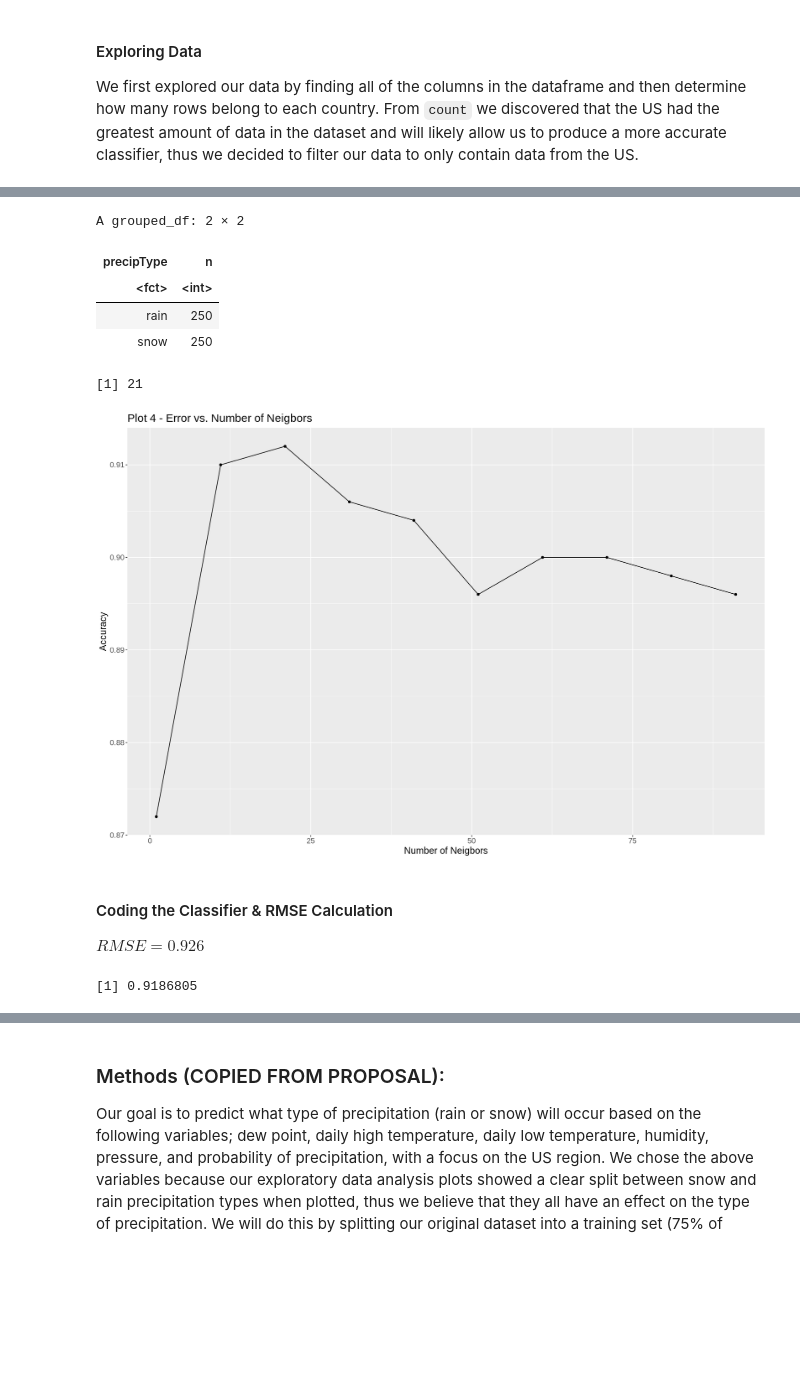
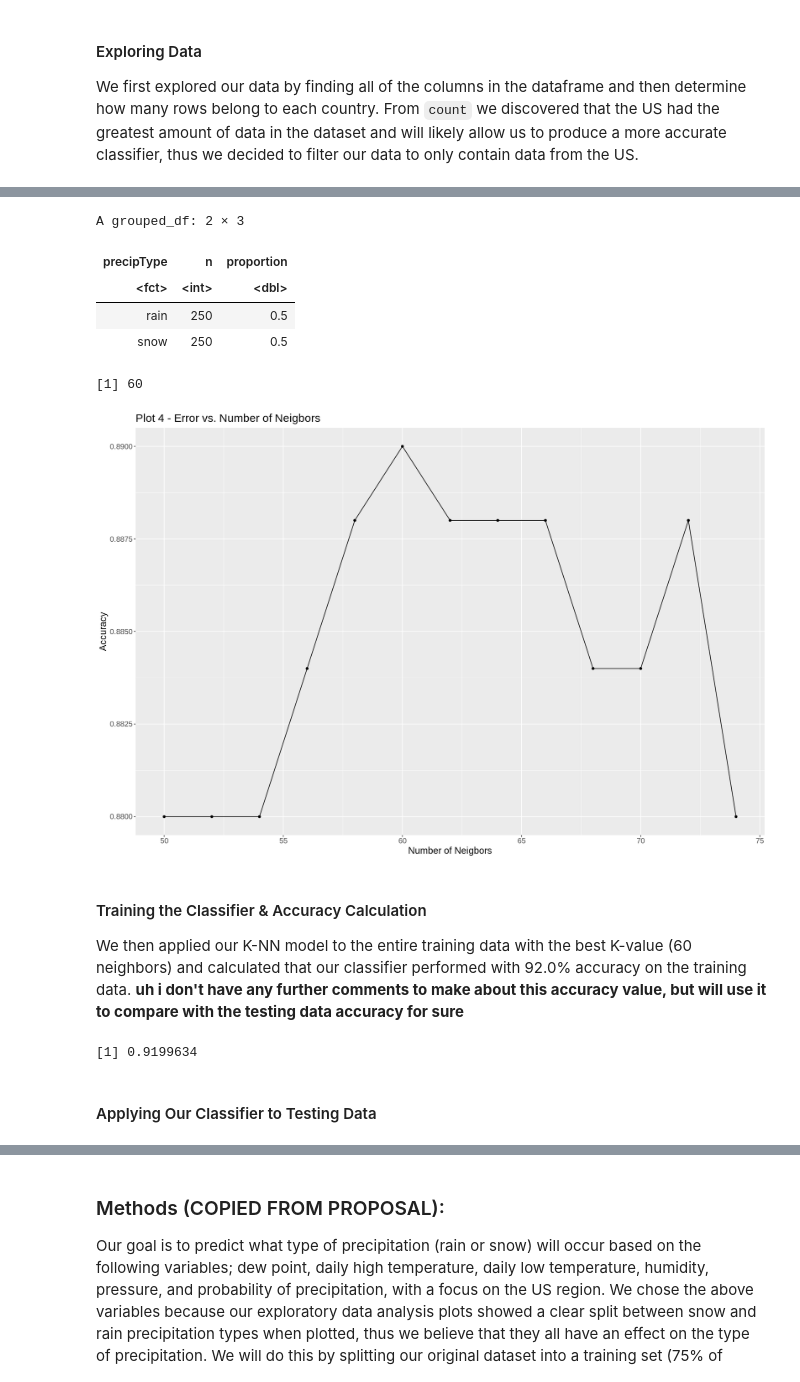
Before and after one commit to codingonapotato/dsci100_group_project_S2022, a Jupyter notebook: Final Project Report.ipynb, the cells around one changed output, grey strips where cells are left out. Saved outputs shown, nothing was run; the diff lists cells and outputs as text; code cells hidden in the pictures; blank space fills up the shorter version.

```diff
--- a/Final Project Report.ipynb
+++ b/Final Project Report.ipynb
@@ -264,82 +260,71 @@ TableGrob (2 x 2) "arrange": 3 grobs
 #---------------> DONT RUN THIS CELL CAUSE IT TAKES ALMOST A MINUTE TO RUN <--------------------
 set.seed(2022)
 
-#!!! Removed the weather_recipe from here moved it up to the above cell for testing purposes uhhh feel free to move it back or keep it in a new cell
-weather_train_sample <- weather_training %>%
+weather_train_sample <- weather_train_upsampled %>%
     group_by(precipType) %>%
     sample_n(size = 250)
 
 class_count_sample <- weather_train_sample %>%
                             select(precipType) %>%
-                            count(precipType)
-class_count_sample # Based on this table, we see that the proportion of precipType is not kept at a perfect 50-50 after taking a random sample
+                            count(precipType) %>%
+                            mutate(proportion = n/nrow(weather_train_sample))
+class_count_sample # Formally shows whether labels in random sample are balanced or not (balanced!)
 
-weather_recipe2 <- recipe(precipType ~ dewPoint + temperatureLow + temperatureHigh, data = weather_train_sample) %>%
+weather_recipe <- recipe(precipType ~ dewPoint + temperatureLow + temperatureHigh, data = weather_train_sample) %>%
     step_scale(all_predictors()) %>%
     step_center(all_predictors())
-
-#weather_recipe3 <- recipe(precipType ~ dewPoint + temperatureLow + temperatureHigh, data = weather_train_sample) %>%
-#    step_upsample(precipType, over_ratio = 1, skip = FALSE)
-
-#upsampled_weather_sample <- weather_recipe3 %>%
-#                            prep() %>%
-#                            bake(weather_train_sample)
-
-#class_count_upscaled_sample <- upsampled_weather_sample %>%
-#                            select(precipType) %>%
-#                            count(precipType)
-#class_count_upscaled_sample
 
 knn_tune <- nearest_neighbor(weight_func = "rectangular", neighbors = tune()) %>%
     set_engine('kknn') %>%
     set_mode('classification')
 
 weather_vfold <- vfold_cv(weather_train_sample, v = 5, strata = precipType)
 
 k_vals <- tibble(neighbors = seq(from = 1, to = 100, by = 10))
+k_vals_narrowed <- tibble(neighbors = seq(from = 50, to = 75, by = 2))
 
 number_of_neighbors_stats <- workflow() %>%
-    add_recipe(weather_recipe2) %>%
+    add_recipe(weather_recipe) %>%
     add_model(knn_tune) %>%
-    tune_grid(resamples = weather_vfold, grid = k_vals) %>%
+    tune_grid(resamples = weather_vfold, grid = k_vals_narrowed) %>%
     collect_metrics() %>%
     filter(.metric == "accuracy")
 
 options(repr.plot.width = 15, repr.plot.height = 10)
 number_of_neighbors_plot <- ggplot(number_of_neighbors_stats, aes(x = neighbors, y = mean)) +
     geom_point() +
     geom_line() +
     labs(x = "Number of Neigbors", y = "Accuracy",
-        title = "Plot 4 - Error vs. Number of Neigbors") +
+        title = "Plot 4 - Accuracy vs. Number of Neigbors") +
     theme(text = element_text(size = 15))
 
 number_of_neighbors_plot
 
 best_k_value <- number_of_neighbors_stats %>%
     arrange(by = desc(mean)) %>%
     slice(1) %>%
     select(neighbors) %>%
     pull()
 best_k_value
 # %% [output]
-A grouped_df: 2 × 2
+A grouped_df: 2 × 3
-| precipType | n |
-| <fct> | <int> |
-| rain | 250 |
-| snow | 250 |
+| precipType | n | proportion |
+| <fct> | <int> | <dbl> |
+| rain | 250 | 0.5 |
+| snow | 250 | 0.5 |
-[1] 21
+[1] 60
-[figure, old version]
+[figure, new version]
-# %% [markdown]
-#### Coding the Classifier & RMSE Calculation
-
-$RMSE = 0.926$
+# %% [markdown]
+#### Training the Classifier & Accuracy Calculation
+
+We then applied our K-NN model to the entire training data with the best K-value (60 neighbors) and calculated that our classifier performed with 92.0% accuracy on the training data. **uh i don't have any further comments to make about this accuracy value, but will use it to compare with the testing data accuracy for sure**
 # %%
 knn_spec <- nearest_neighbor(weight_func = "rectangular", neighbors = best_k_value) %>%
     set_engine('kknn') %>%
     set_mode('classification')
 
 knn_fit <- workflow() %>%
-    add_recipe(weather_recipe2) %>%
+    add_recipe(weather_recipe) %>%
     add_model(knn_spec) %>%
     fit(data = weather_training)
 
@@ -351,4 +336,6 @@ weather_accuracy <- predict(knn_fit, weather_training) %>%
     pull()
 weather_accuracy
 # %% [output]
-[1] 0.9186805
+[1] 0.9199634
+# %% [markdown]
+#### Applying Our Classifier to Testing Data
```
Also changed, not shown: parts of 18 cells of this notebook.
